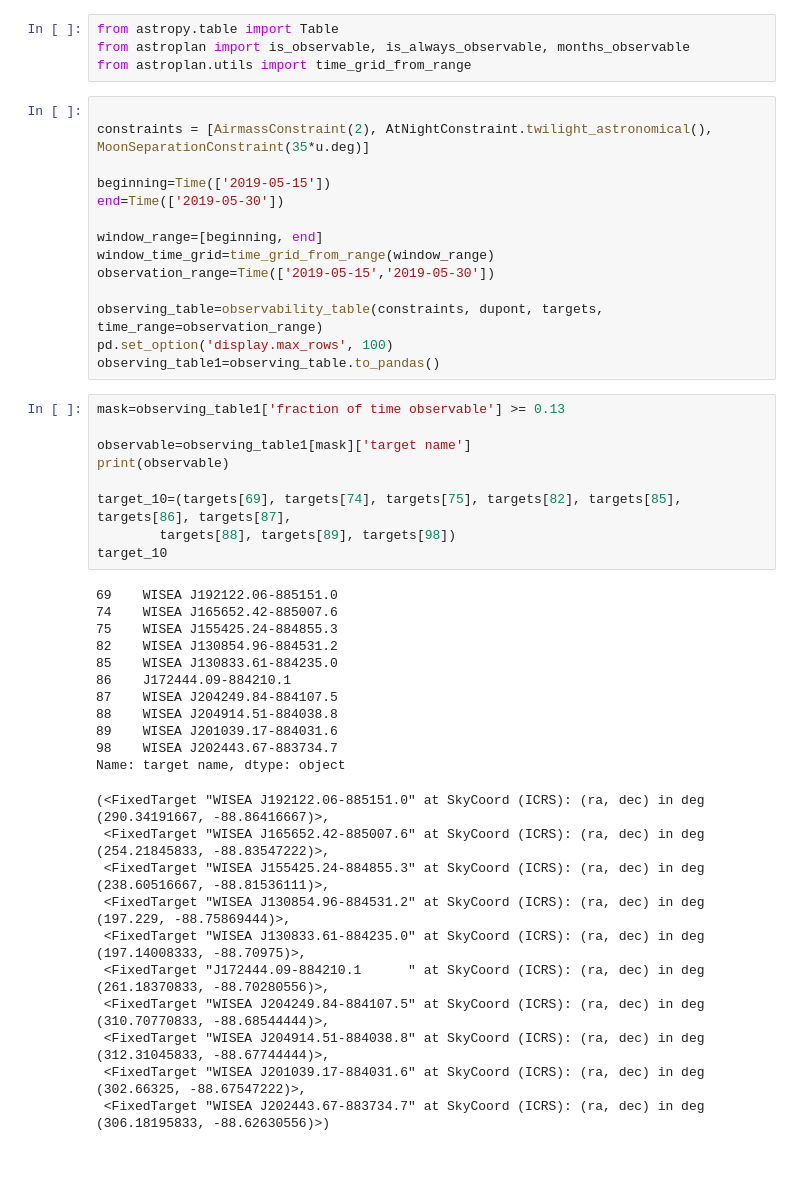
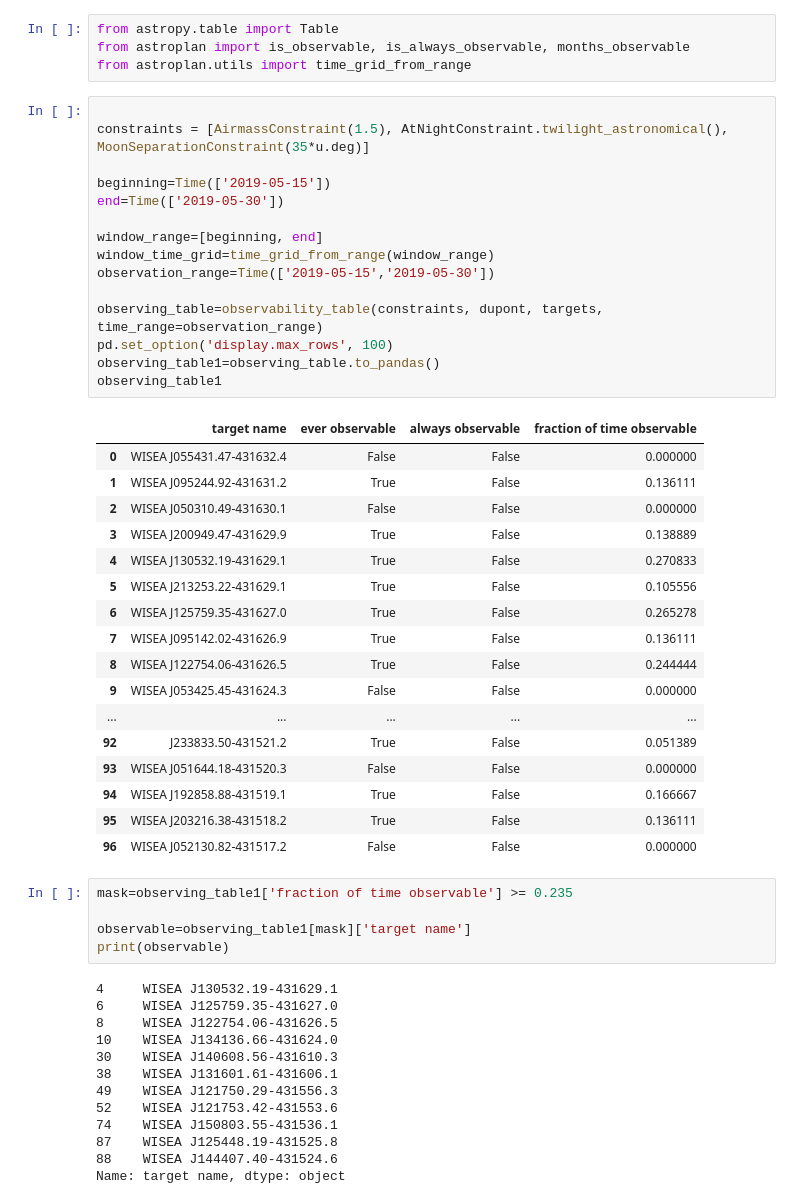
Before and after one commit to mcedillstein/Navigating_Night_Sky, a Jupyter notebook: Mercedes and Joseph Navigating the Night Sky.ipynb, the cells around one changed output. Drawn from its saved outputs; the diff is of its cells as text; blank space fills up the shorter version.

```diff
--- a/Mercedes and Joseph Navigating the Night Sky.ipynb
+++ b/Mercedes and Joseph Navigating the Night Sky.ipynb
@@ -67,46 +66,52 @@ from astroplan import is_observable, is_always_observable, months_observable
 from astroplan.utils import time_grid_from_range
 # %%
 
-constraints = [AirmassConstraint(2), AtNightConstraint.twilight_astronomical(), MoonSeparationConstraint(35*u.deg)]
+constraints = [AirmassConstraint(1.5), AtNightConstraint.twilight_astronomical(), MoonSeparationConstraint(35*u.deg)]
 
 beginning=Time(['2019-05-15'])
 end=Time(['2019-05-30'])
 
 window_range=[beginning, end]
 window_time_grid=time_grid_from_range(window_range)
 observation_range=Time(['2019-05-15','2019-05-30'])
 
 observing_table=observability_table(constraints, dupont, targets, time_range=observation_range)
 pd.set_option('display.max_rows', 100)
 observing_table1=observing_table.to_pandas()
+observing_table1
+# %% [output]
+|  | target name | ever observable | always observable | fraction of time observable |
+| 0 | WISEA J055431.47-431632.4 | False | False | 0.000000 |
+| 1 | WISEA J095244.92-431631.2 | True | False | 0.136111 |
+| 2 | WISEA J050310.49-431630.1 | False | False | 0.000000 |
+| 3 | WISEA J200949.47-431629.9 | True | False | 0.138889 |
+| 4 | WISEA J130532.19-431629.1 | True | False | 0.270833 |
+| 5 | WISEA J213253.22-431629.1 | True | False | 0.105556 |
+| 6 | WISEA J125759.35-431627.0 | True | False | 0.265278 |
+| 7 | WISEA J095142.02-431626.9 | True | False | 0.136111 |
+| 8 | WISEA J122754.06-431626.5 | True | False | 0.244444 |
+| 9 | WISEA J053425.45-431624.3 | False | False | 0.000000 |
+| ... | ... | ... | ... | ... |
+| 92 | J233833.50-431521.2 | True | False | 0.051389 |
+| 93 | WISEA J051644.18-431520.3 | False | False | 0.000000 |
+| 94 | WISEA J192858.88-431519.1 | True | False | 0.166667 |
+| 95 | WISEA J203216.38-431518.2 | True | False | 0.136111 |
+| 96 | WISEA J052130.82-431517.2 | False | False | 0.000000 |
 # %%
-mask=observing_table1['fraction of time observable'] >= 0.13
+mask=observing_table1['fraction of time observable'] >= 0.235
 
 observable=observing_table1[mask]['target name']
 print(observable)
-
-target_10=(targets[69], targets[74], targets[75], targets[82], targets[85], targets[86], targets[87],
-        targets[88], targets[89], targets[98])
-target_10
 # %% [output]
-69    WISEA J192122.06-885151.0
-74    WISEA J165652.42-885007.6
-75    WISEA J155425.24-884855.3
-82    WISEA J130854.96-884531.2
-85    WISEA J130833.61-884235.0
-86    J172444.09-884210.1
-87    WISEA J204249.84-884107.5
-88    WISEA J204914.51-884038.8
-89    WISEA J201039.17-884031.6
-98    WISEA J202443.67-883734.7
+4     WISEA J130532.19-431629.1
+6     WISEA J125759.35-431627.0
+8     WISEA J122754.06-431626.5
+10    WISEA J134136.66-431624.0
+30    WISEA J140608.56-431610.3
+38    WISEA J131601.61-431606.1
+49    WISEA J121750.29-431556.3
+52    WISEA J121753.42-431553.6
+74    WISEA J150803.55-431536.1
+87    WISEA J125448.19-431525.8
+88    WISEA J144407.40-431524.6
 Name: target name, dtype: object
-(<FixedTarget "WISEA J192122.06-885151.0" at SkyCoord (ICRS): (ra, dec) in deg (290.34191667, -88.86416667)>,
- <FixedTarget "WISEA J165652.42-885007.6" at SkyCoord (ICRS): (ra, dec) in deg (254.21845833, -88.83547222)>,
- <FixedTarget "WISEA J155425.24-884855.3" at SkyCoord (ICRS): (ra, dec) in deg (238.60516667, -88.81536111)>,
- <FixedTarget "WISEA J130854.96-884531.2" at SkyCoord (ICRS): (ra, dec) in deg (197.229, -88.75869444)>,
- <FixedTarget "WISEA J130833.61-884235.0" at SkyCoord (ICRS): (ra, dec) in deg (197.14008333, -88.70975)>,
- <FixedTarget "J172444.09-884210.1      " at SkyCoord (ICRS): (ra, dec) in deg (261.18370833, -88.70280556)>,
- <FixedTarget "WISEA J204249.84-884107.5" at SkyCoord (ICRS): (ra, dec) in deg (310.70770833, -88.68544444)>,
- <FixedTarget "WISEA J204914.51-884038.8" at SkyCoord (ICRS): (ra, dec) in deg (312.31045833, -88.67744444)>,
- <FixedTarget "WISEA J201039.17-884031.6" at SkyCoord (ICRS): (ra, dec) in deg (302.66325, -88.67547222)>,
- <FixedTarget "WISEA J202443.67-883734.7" at SkyCoord (ICRS): (ra, dec) in deg (306.18195833, -88.62630556)>)
```
Also changed, not shown: parts of 5 cells of this notebook.
